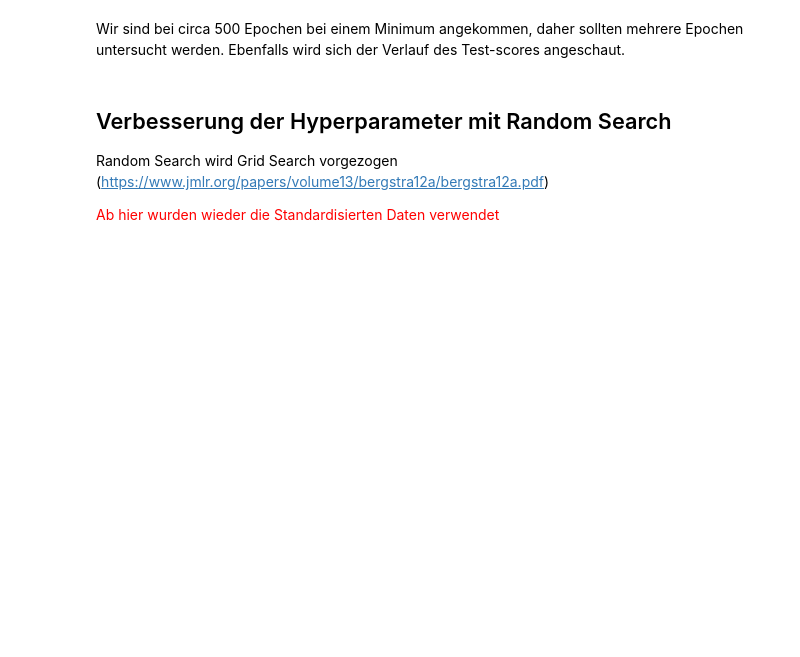
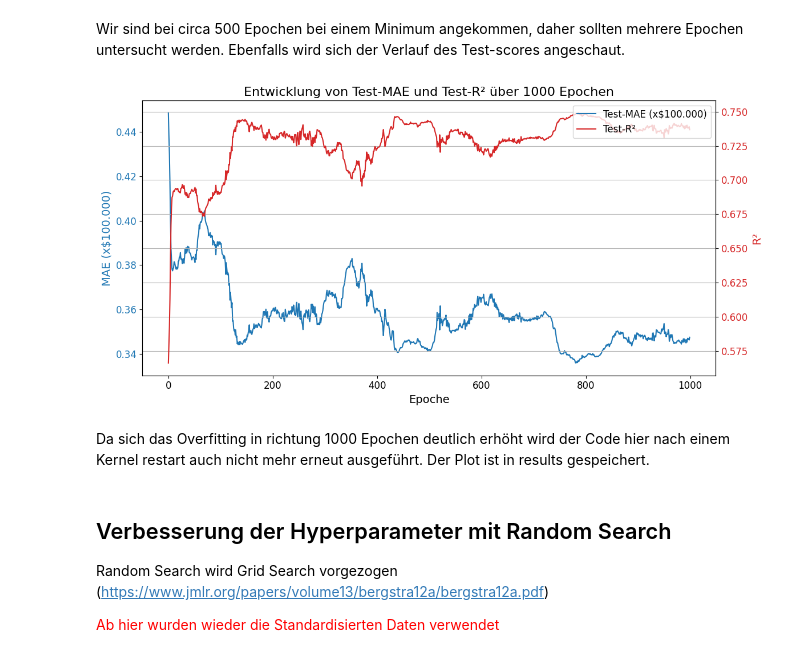
Before and after one commit to FlorianAdamczyk/ki-308, a Jupyter notebook: notebooks/05_Neural_Network_Felix.ipynb, the cells around one changed output. Saved outputs shown, nothing was run; the diff lists cells and outputs as text; code cells hidden in the pictures; blank space fills up the shorter version.

Commit message:
nbstripout deinstallier, notebook ausgeführt und dabei Grafiken verbessert und in Logbuch oder Zusammenfassung Logbuch eingefügt

```diff
--- a/notebooks/05_Neural_Network_Felix.ipynb
+++ b/notebooks/05_Neural_Network_Felix.ipynb
@@ -491,3 +685,40 @@ plt.show()
+# %%
+plt.rcParams.update({
+    "font.size": 14,
+    "axes.labelsize": 14,
+    "axes.titlesize": 16,
+    "legend.fontsize": 12,
+    "xtick.labelsize": 12,
+    "ytick.labelsize": 12
+})
+
+fig, ax1 = plt.subplots(figsize=(12, 6))
+
+color_mae = "tab:blue"
+ax1.set_xlabel("Epoche")
+ax1.set_ylabel("MAE (x$100.000)", color=color_mae)
+ax1.plot(test_mae_per_epoch, label="Test-MAE (x$100.000)", color=color_mae)
+ax1.tick_params(axis='y', labelcolor=color_mae)
+
+ax2 = ax1.twinx()
+color_r2 = "tab:red"
+ax2.set_ylabel("R²", color=color_r2)
+ax2.plot(test_R2_per_epoch, label="Test-R²", color=color_r2)
+ax2.tick_params(axis='y', labelcolor=color_r2)
+
+plt.title("Entwicklung von Test-MAE und Test-R² über 1000 Epochen")
+fig.tight_layout()
+
+lines_1, labels_1 = ax1.get_legend_handles_labels()
+lines_2, labels_2 = ax2.get_legend_handles_labels()
+plt.legend(lines_1 + lines_2, labels_1 + labels_2, loc='upper right')
+
+plt.grid(True)
+plt.show()
+# %% [output]
+[figure, added]
+# %% [markdown]
+Da sich das Overfitting in richtung 1000 Epochen deutlich erhöht wird der Code hier nach einem Kernel restart auch nicht mehr erneut ausgeführt. Der Plot ist in results gespeichert.
 # %% [markdown]
 ## Verbesserung der Hyperparameter mit Random Search
 
```
Also changed, not shown: parts of 36 cells of this notebook, 1 other file.
